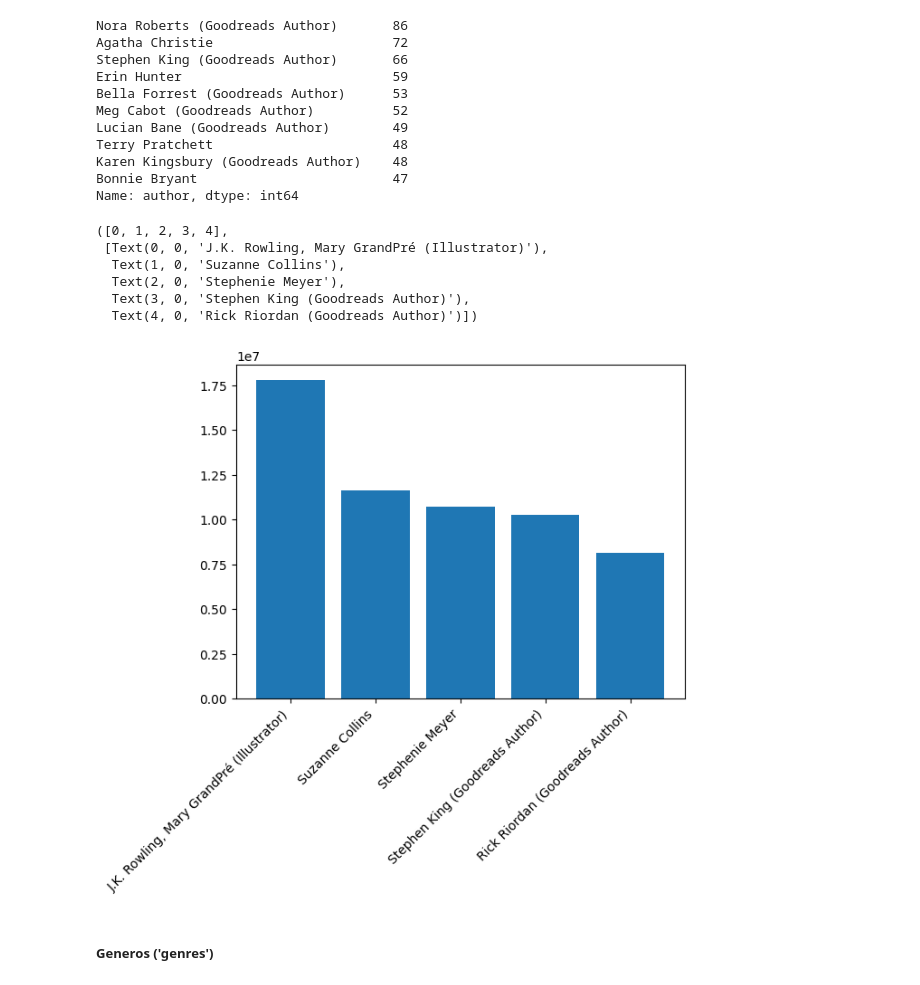
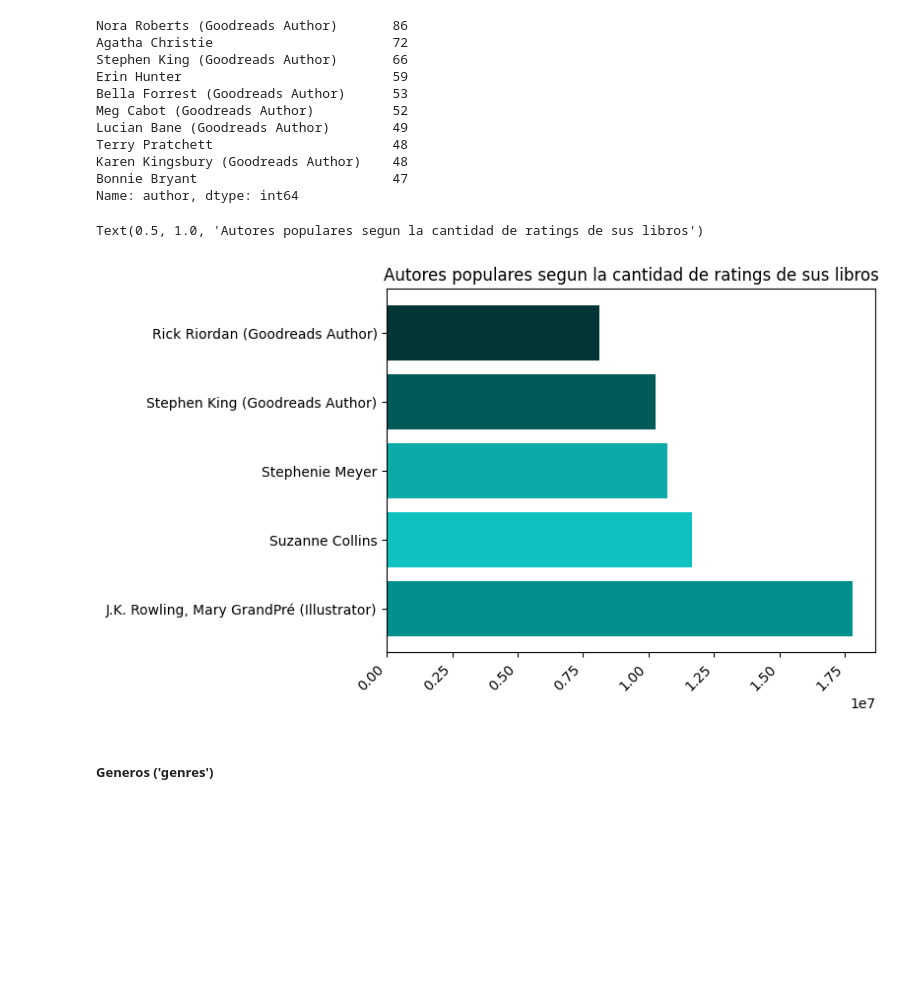
Before and after one commit to NicolasTabbita/Book_Recommender, a Jupyter notebook: EntregaFinal.ipynb, the cells around one changed output. Saved outputs shown, nothing was run; the diff lists cells and outputs as text; code cells hidden in the pictures; blank space fills up the shorter version.

```diff
--- a/EntregaFinal.ipynb
+++ b/EntregaFinal.ipynb
@@ -79,20 +132,16 @@ Karen Kingsbury (Goodreads Author)    48
 Bonnie Bryant                         47
 Name: author, dtype: int64
 # %%
-# Veo la cantidad de calificaciones que tienen los 5 autores mas populares
-
+#Autores populares
+#agrupo el dataframe por autor y sumo la cantidad de votos que tienen sus libros
 autores_populares = df.groupby('author').sum().nlargest(5, columns='numRatings')
 
-plt.bar(x=autores_populares.index, height=autores_populares['numRatings'])
+plt.barh(y=autores_populares.index, width=autores_populares['numRatings'], color={'#0FC2C0', '#0CABA8', '#008F8C', '#015958', '#023535'})
 plt.xticks(rotation=45, ha='right')
+plt.title('Autores populares segun la cantidad de ratings de sus libros')
 # %% [output]
-([0, 1, 2, 3, 4],
- [Text(0, 0, 'J.K. Rowling, Mary GrandPré (Illustrator)'),
-  Text(1, 0, 'Suzanne Collins'),
-  Text(2, 0, 'Stephenie Meyer'),
-  Text(3, 0, 'Stephen King (Goodreads Author)'),
-  Text(4, 0, 'Rick Riordan (Goodreads Author)')])
+Text(0.5, 1.0, 'Autores populares segun la cantidad de ratings de sus libros')
-[figure, old version]
+[figure, new version]
 # %% [markdown]
 ##### Generos ('genres')
 # %%
```
Also changed, not shown: parts of 15 cells of this notebook.
